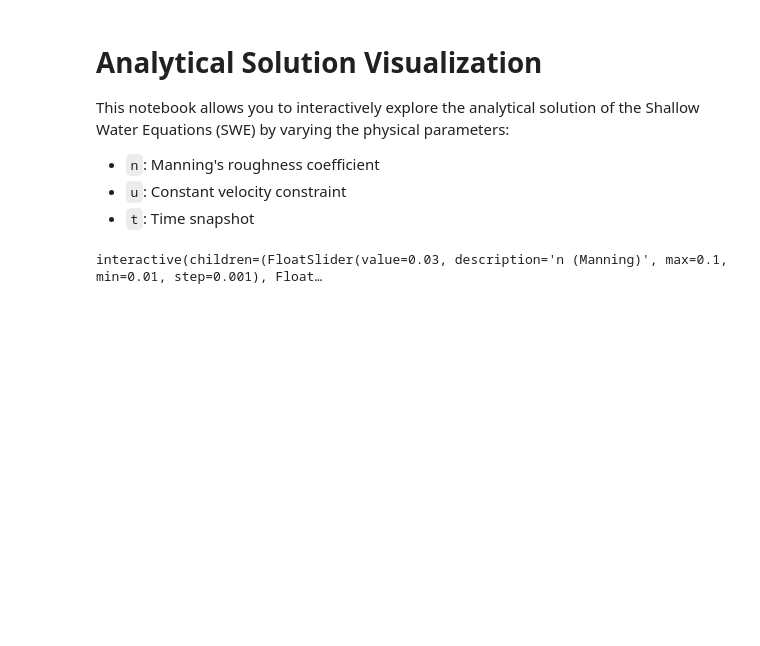
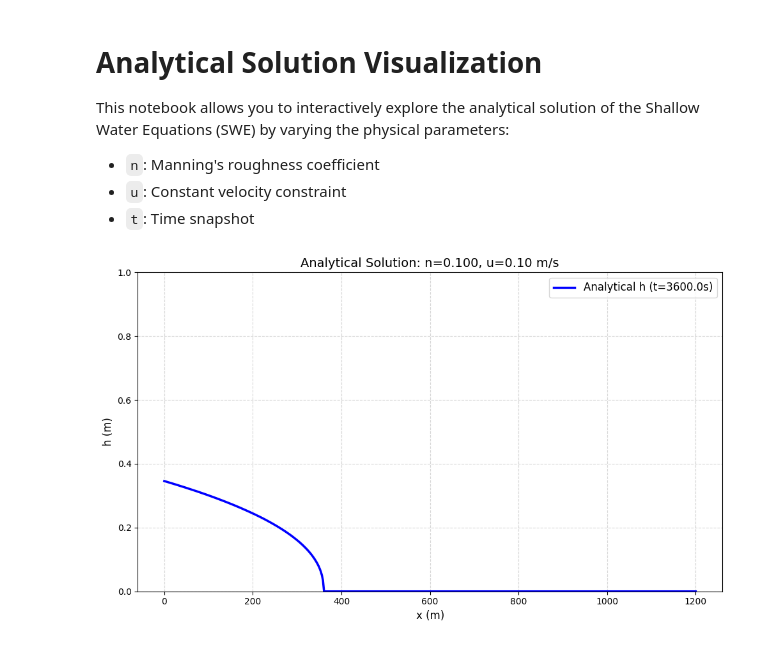
Before and after one commit to zeinali72/swe-pinn, a Jupyter notebook: notebook/analytical_viz.ipynb, the cells around one changed output. Cells and saved outputs as stored; diff of their text form; code cells hidden in the pictures; blank space fills up the shorter version.

```diff
--- a/notebook/analytical_viz.ipynb
+++ b/notebook/analytical_viz.ipynb
@@ -34,32 +34,32 @@ def plot_analytical(n_manning, u_const, t_time):
 
     # Calculate h
     h = h_exact(x, t_arr, n_manning, u_const)
 
     plt.figure(figsize=(10, 6))
     plt.plot(x, h, label=f'Analytical h (t={t_time:.1f}s)', linewidth=2.5, color='blue')
     plt.title(f'Analytical Solution: n={n_manning:.3f}, u={u_const:.2f} m/s', fontsize=14)
     plt.xlabel('x (m)', fontsize=12)
     plt.ylabel('h (m)', fontsize=12)
 
     # Dynamic ylim to keep plot stable but responsive
     # We estimate max possible h roughly or just let it auto-scale nicely
     # But for comparisons, maybe fixed is better? Let's use auto with a min margin.
     h_max = float(jnp.max(h))
     plt.ylim(bottom=0, top=max(h_max * 1.2, 1.0))
 
     plt.grid(True, linestyle='--', alpha=0.5)
     plt.legend(fontsize=12)
     plt.tight_layout()
     plt.show()
 
 # Interactive widgets often fail in some remote environments.
 # Calling the function directly to verify plotting works.
-plot_analytical(n_manning=0.03, u_const=1.0, t_time=500)
+plot_analytical(n_manning=0.10, u_const=0.10, t_time=3600)
 
 # w = interactive(plot_analytical,
 #          n_manning=FloatSlider(min=0.01, max=0.1, step=0.001, value=0.03, description='n (Manning)'),
 #          u_const=FloatSlider(min=0.1, max=5.0, step=0.1, value=1.0, description='u (Velocity)'),
 #          t_time=FloatSlider(min=0, max=4000, step=10, value=500, description='t (Time)'))
 # display(w)
 # %% [output]
-interactive(children=(FloatSlider(value=0.03, description='n (Manning)', max=0.1, min=0.01, step=0.001), Float…
+[figure, added]
```
Also changed, not shown: 2 other files.
